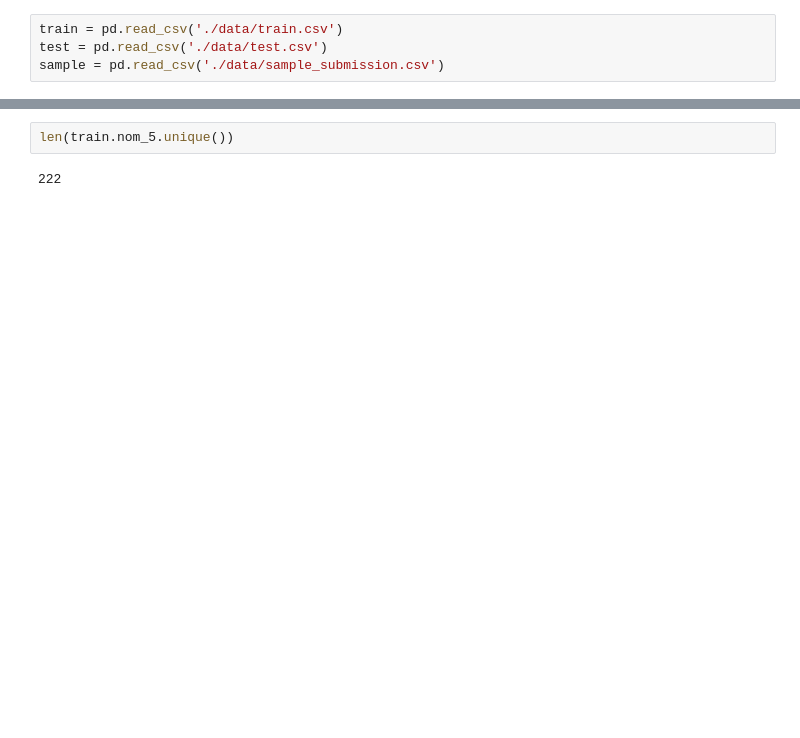
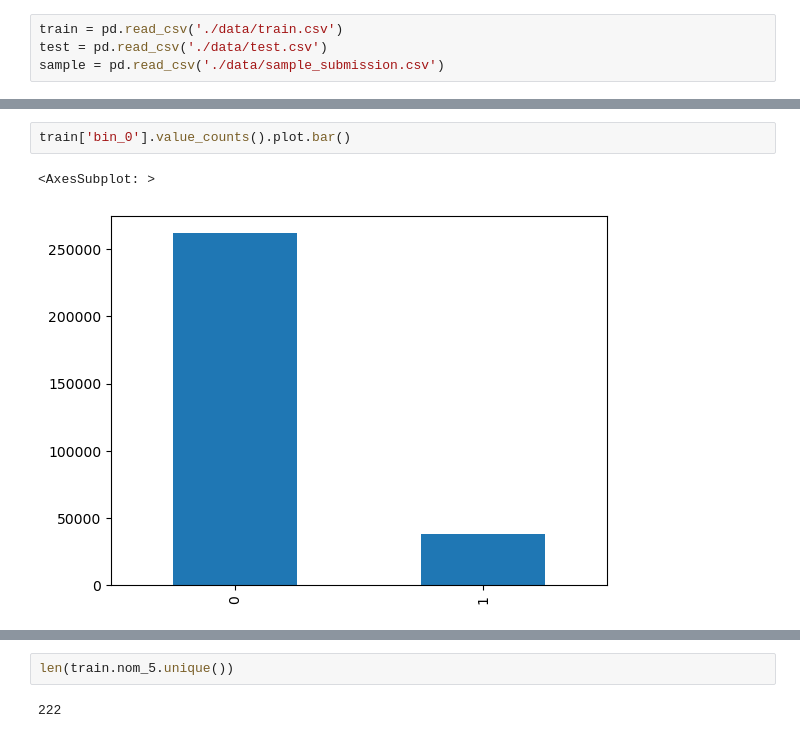
Before and after one commit to suneetsahadevan/kaggle_competition4, a Jupyter notebook: kaggle4.ipynb, the cells around one changed output, grey strips where cells are left out. Cells and saved outputs as stored; diff of their text form; blank space fills up the shorter version.

```diff
--- a/kaggle4.ipynb
+++ b/kaggle4.ipynb
@@ -12,0 +104,5 @@ sample = pd.read_csv('./data/sample_submission.csv')
+# %%
+train['bin_0'].value_counts().plot.bar()
+# %% [output]
+<AxesSubplot: >
+[figure, added]
```
Also changed, not shown: parts of 90 cells of this notebook, 1 other file.
